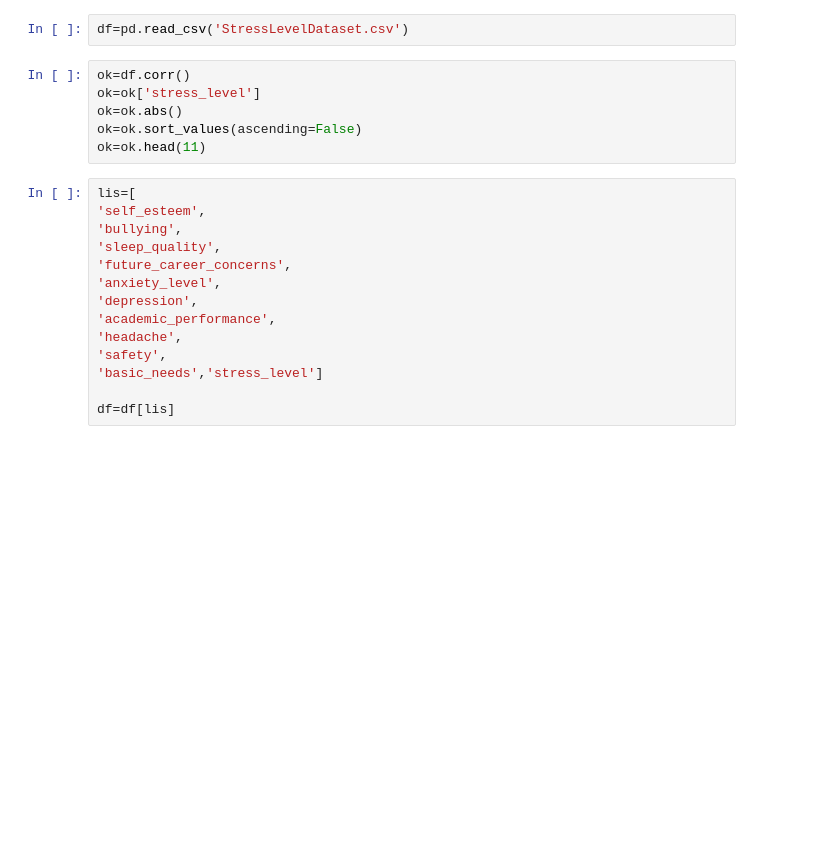
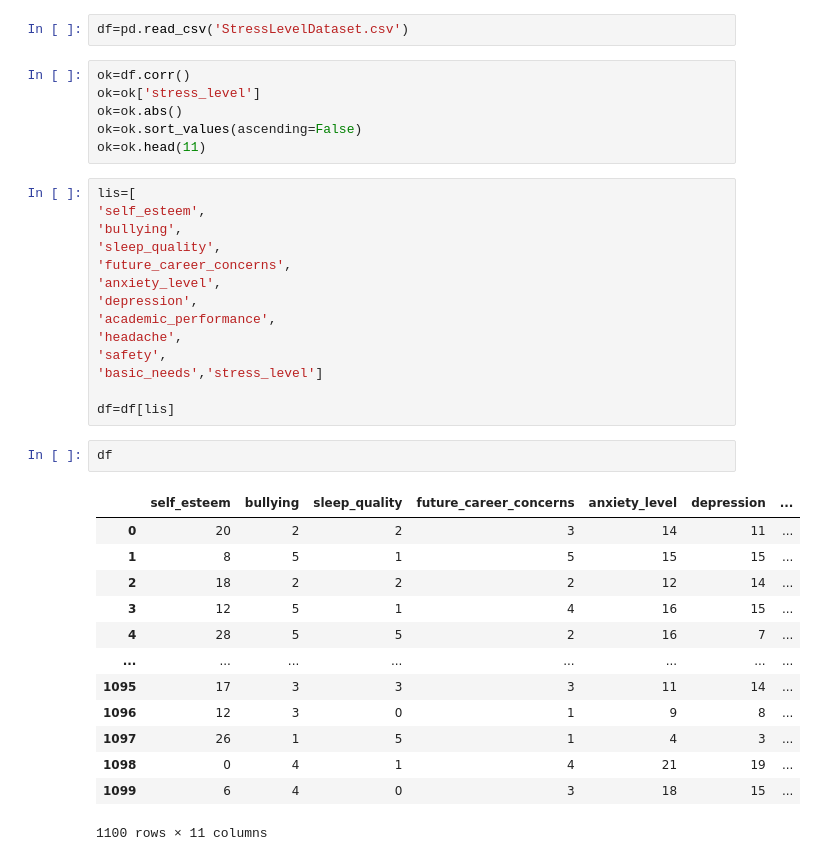
Before and after one commit to karthik132007/student_stress_prediction, a Jupyter notebook: traning.ipynb, the cells around one changed output. Cells and saved outputs as stored; diff of their text form; blank space fills up the shorter version.

```diff
--- a/traning.ipynb
+++ b/traning.ipynb
@@ -26,4 +26,20 @@ lis=[
 'basic_needs','stress_level']
 
 df=df[lis]
+# %%
+df
+# %% [output]
+|  | self_esteem | bullying | sleep_quality | future_career_concerns | anxiety_level | depression | ... |
+| 0 | 20 | 2 | 2 | 3 | 14 | 11 | ... |
+| 1 | 8 | 5 | 1 | 5 | 15 | 15 | ... |
+| 2 | 18 | 2 | 2 | 2 | 12 | 14 | ... |
+| 3 | 12 | 5 | 1 | 4 | 16 | 15 | ... |
+| 4 | 28 | 5 | 5 | 2 | 16 | 7 | ... |
+| ... | ... | ... | ... | ... | ... | ... | ... |
+| 1095 | 17 | 3 | 3 | 3 | 11 | 14 | ... |
+| 1096 | 12 | 3 | 0 | 1 | 9 | 8 | ... |
+| 1097 | 26 | 1 | 5 | 1 | 4 | 3 | ... |
+| 1098 | 0 | 4 | 1 | 4 | 21 | 19 | ... |
+| 1099 | 6 | 4 | 0 | 3 | 18 | 15 | ... |
+1100 rows × 11 columns
 # %%
```
Also changed, not shown: parts of 1 cell of this notebook.
